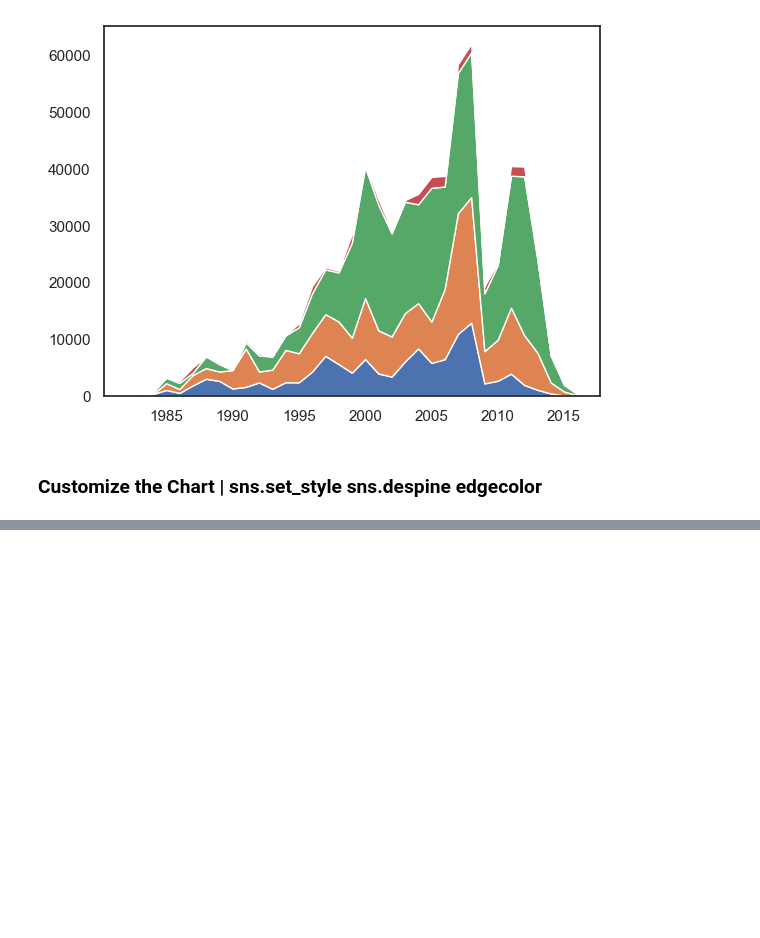
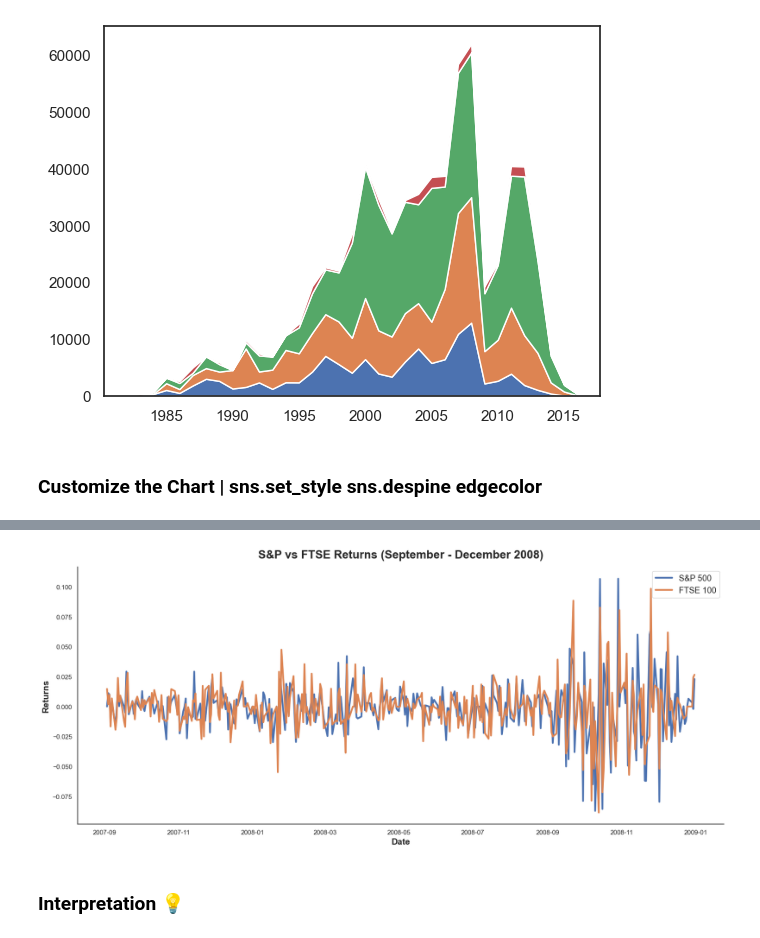
Before and after one commit to withraja/Data-Visualization-Tutorial, a Jupyter notebook: DataViz.ipynb, the cells around one changed output, grey strips where cells are left out. Drawn from its saved outputs; the diff is of its cells as text; code cells hidden in the pictures; blank space fills up the shorter version.

```diff
--- a/DataViz.ipynb
+++ b/DataViz.ipynb
@@ -257,0 +321,21 @@ plt.show()
+# %%
+df_stock_market_sliced = df_stock_market[(df_stock_market.New_Date >= '2007-09-01') &
+                                        (df_stock_market.New_Date <= '2008-12-31')]
+# %%
+sns.set_style("white")
+labels = ["S&P 500", "FTSE 100"]
+plt.figure(figsize = (20, 8))
+plt.plot(df_stock_market_sliced["New_Date"], df_stock_market_sliced["GSPC500"], linewidth = 3)
+plt.plot(df_stock_market_sliced["New_Date"], df_stock_market_sliced["FTSE100"], linewidth = 3)
+
+# chart formatting elements: title, labels and legend
+plt.title("S&P vs FTSE Returns (September - December 2008)", fontsize = 20, fontweight = "bold", pad = 15)
+plt.ylabel("Returns", fontsize = 15, fontweight = "bold")
+plt.xlabel("Date", fontsize = 15, fontweight = "bold")
+plt.legend(labels = labels, fontsize = "large")
+sns.despine()
+plt.show()
+# %% [output]
+[figure, added]
+# %% [markdown]
+### **Interpretation** 💡
```
Also changed, not shown: parts of 26 cells of this notebook, 4 other files.
